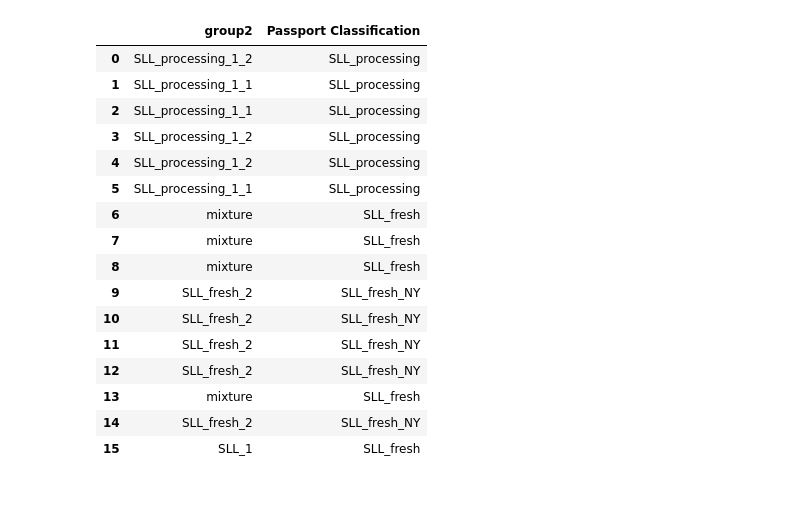
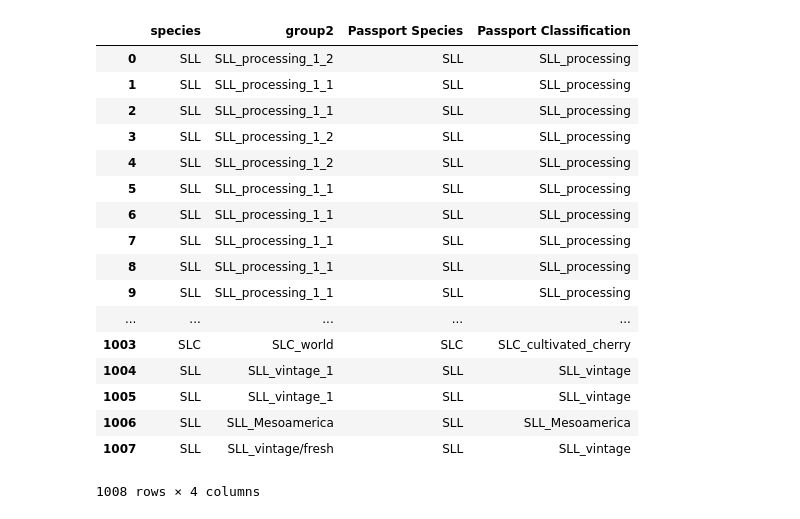
Before and after one commit to LTibbs/BCB546X_MadMaize_final, a Jupyter notebook: code/Classification_Comparison/Figure_4.ipynb, the cells around one changed output. Cells and saved outputs as stored; diff of their text form; code cells hidden in the pictures.

```diff
--- a/code/Classification_Comparison/Figure_4.ipynb
+++ b/code/Classification_Comparison/Figure_4.ipynb
@@ -28,22 +44,22 @@ Data_df
 # %%
-Filtered_df = Data_df[['group2', 'Passport Classification']].copy()
+Filtered_df = Data_df[['species','group2', 'Passport Species', 'Passport Classification']].copy()
+Filtered_df
+# %% [output]
+|  | species | group2 | Passport Species | Passport Classification |
+| 0 | SLL | SLL_processing_1_2 | SLL | SLL_processing |
+| 1 | SLL | SLL_processing_1_1 | SLL | SLL_processing |
+| 2 | SLL | SLL_processing_1_1 | SLL | SLL_processing |
+| 3 | SLL | SLL_processing_1_2 | SLL | SLL_processing |
+| 4 | SLL | SLL_processing_1_2 | SLL | SLL_processing |
+| 5 | SLL | SLL_processing_1_1 | SLL | SLL_processing |
+| 6 | SLL | SLL_processing_1_1 | SLL | SLL_processing |
+| 7 | SLL | SLL_processing_1_1 | SLL | SLL_processing |
+| 8 | SLL | SLL_processing_1_1 | SLL | SLL_processing |
+| 9 | SLL | SLL_processing_1_1 | SLL | SLL_processing |
+| ... | ... | ... | ... | ... |
+| 1003 | SLC | SLC_world | SLC | SLC_cultivated_cherry |
+| 1004 | SLL | SLL_vintage_1 | SLL | SLL_vintage |
+| 1005 | SLL | SLL_vintage_1 | SLL | SLL_vintage |
+| 1006 | SLL | SLL_Mesoamerica | SLL | SLL_Mesoamerica |
+| 1007 | SLL | SLL_vintage/fresh | SLL | SLL_vintage |
+1008 rows × 4 columns
-# %%
-Filtered_df
-# %% [output]
-|  | group2 | Passport Classification |
-| 0 | SLL_processing_1_2 | SLL_processing |
-| 1 | SLL_processing_1_1 | SLL_processing |
-| 2 | SLL_processing_1_1 | SLL_processing |
-| 3 | SLL_processing_1_2 | SLL_processing |
-| 4 | SLL_processing_1_2 | SLL_processing |
-| 5 | SLL_processing_1_1 | SLL_processing |
-| 6 | mixture | SLL_fresh |
-| 7 | mixture | SLL_fresh |
-| 8 | mixture | SLL_fresh |
-| 9 | SLL_fresh_2 | SLL_fresh_NY |
-| 10 | SLL_fresh_2 | SLL_fresh_NY |
-| 11 | SLL_fresh_2 | SLL_fresh_NY |
-| 12 | SLL_fresh_2 | SLL_fresh_NY |
-| 13 | mixture | SLL_fresh |
-| 14 | SLL_fresh_2 | SLL_fresh_NY |
-| 15 | SLL_1 | SLL_fresh |
```
Also changed, not shown: parts of 14 cells of this notebook.
